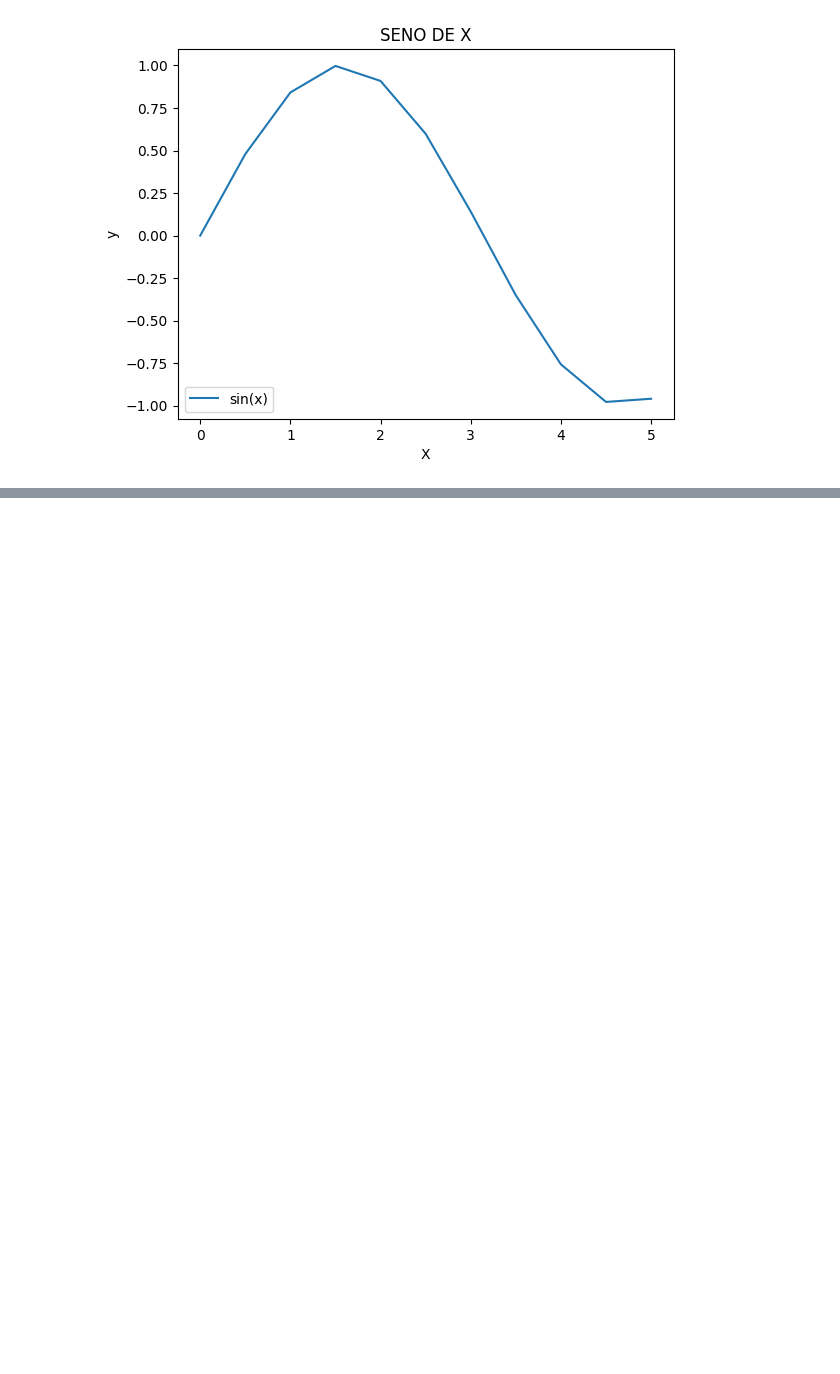
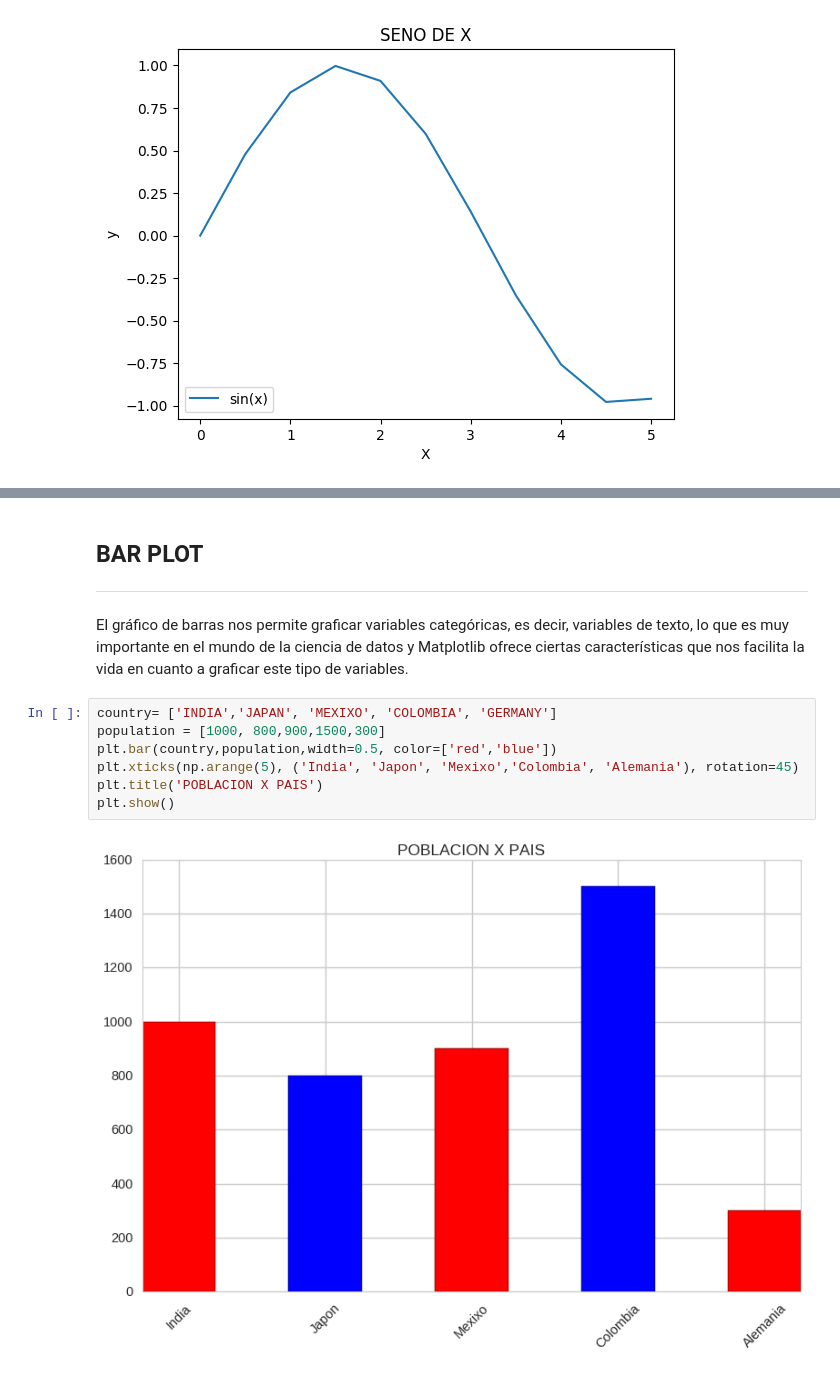
Before and after one commit to afpalmasan/DataViz-MatPlotlib-Seaborn, a Jupyter notebook: Visualización_de_Datos_con_Matplotlib.ipynb, the cells around one changed output, grey strips where cells are left out. Saved outputs shown, nothing was run; the diff lists cells and outputs as text; blank space fills up the shorter version.

```diff
--- a/Visualización_de_Datos_con_Matplotlib.ipynb
+++ b/Visualización_de_Datos_con_Matplotlib.ipynb
@@ -205,0 +254,15 @@ plt.legend(loc='lower left')
+# %% [markdown]
+## BAR PLOT
+
+---
+# %% [markdown]
+El gráfico de barras nos permite graficar variables categóricas, es decir, variables de texto, lo que es muy importante en el mundo de la ciencia de datos y Matplotlib ofrece ciertas características que nos facilita la vida en cuanto a graficar este tipo de variables.
+# %%
+country= ['INDIA','JAPAN', 'MEXIXO', 'COLOMBIA', 'GERMANY']
+population = [1000, 800,900,1500,300]
+plt.bar(country,population,width=0.5, color=['red','blue'])
+plt.xticks(np.arange(5), ('India', 'Japon', 'Mexixo','Colombia', 'Alemania'), rotation=45)
+plt.title('POBLACION X PAIS')
+plt.show()
+# %% [output]
+[figure, added]
```
Also changed, not shown: parts of 8 cells of this notebook.
